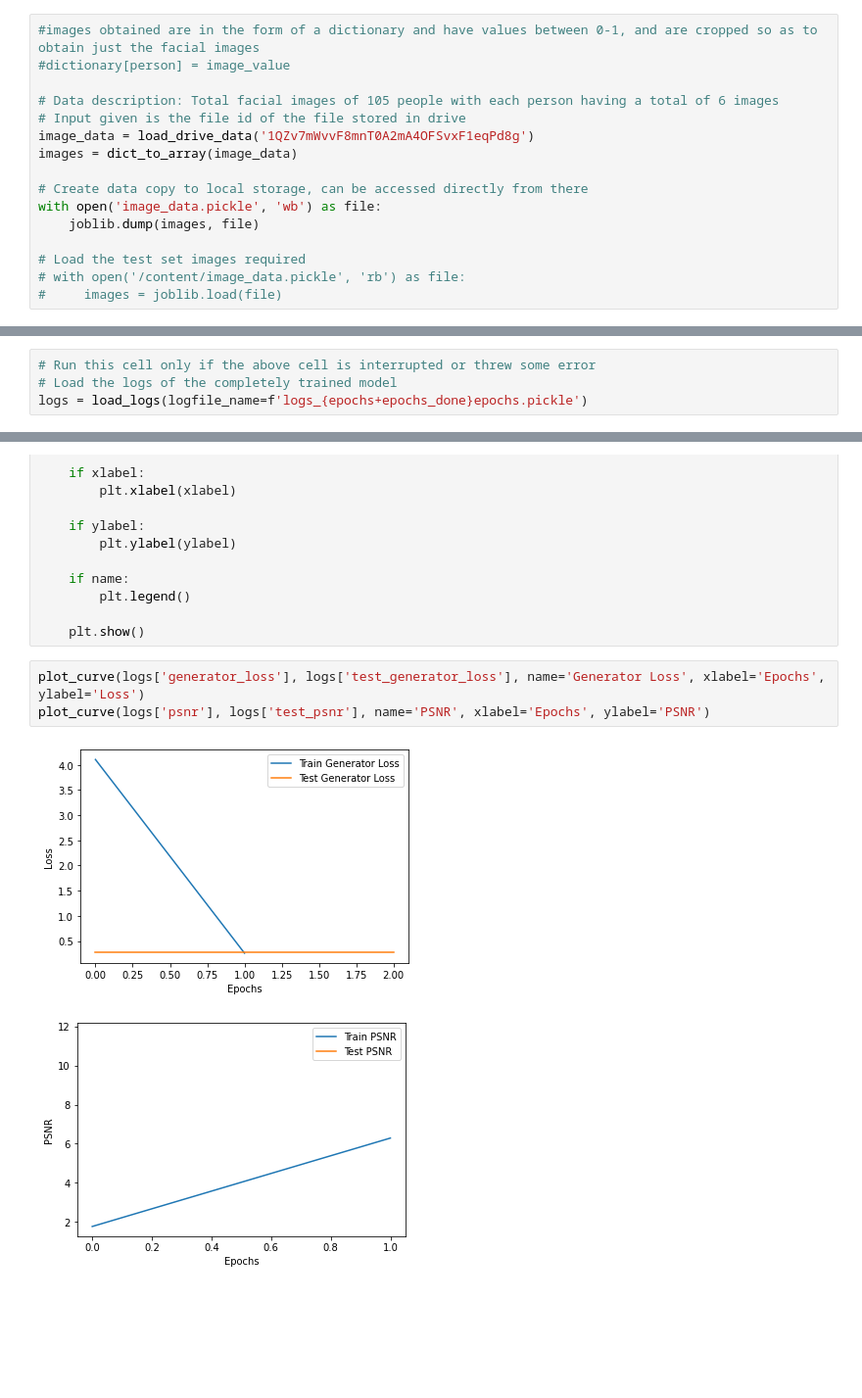
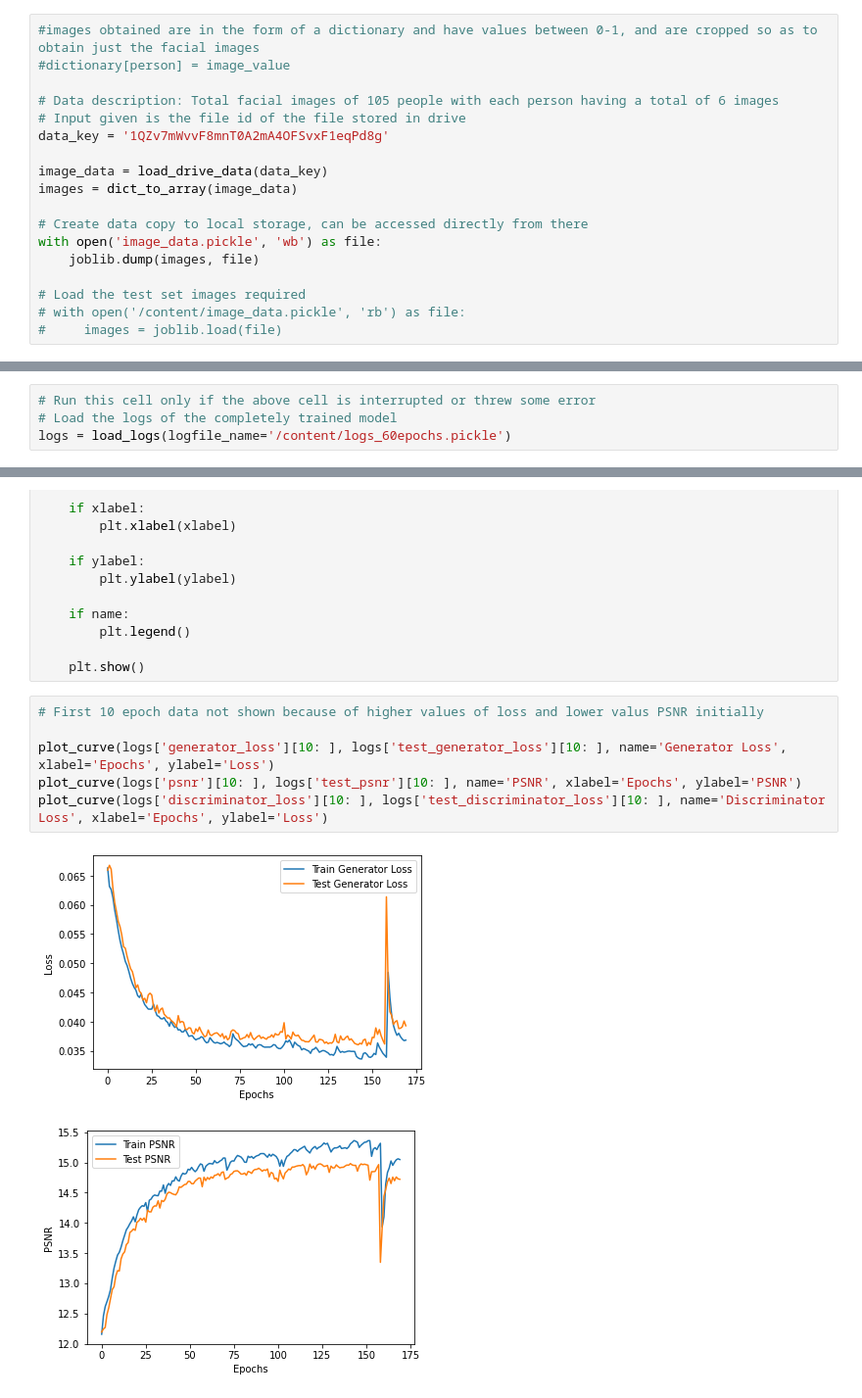
Before and after one commit to CoderSsVartak/Image-Reconstruction, a Jupyter notebook: image_reconstruction.ipynb, the cells around one changed output, grey strips where cells are left out. Shown at 98% size. Saved outputs shown, nothing was run; the diff lists cells and outputs as text; blank space fills up the shorter version.

Commit message:
180 epochs trained model v2

```diff
--- a/image_reconstruction.ipynb
+++ b/image_reconstruction.ipynb
@@ -87,7 +94,9 @@ def plot(images, figsize=(10, 10)):
 
 # Data description: Total facial images of 105 people with each person having a total of 6 images
 # Input given is the file id of the file stored in drive
-image_data = load_drive_data('1QZv7mWvvF8mnT0A2mA4OFSvxF1eqPd8g')
+data_key = '1QZv7mWvvF8mnT0A2mA4OFSvxF1eqPd8g'
+
+image_data = load_drive_data(data_key)
 images = dict_to_array(image_data)
 
 # Create data copy to local storage, can be accessed directly from there
@@ -608,5 +628,5 @@ Epoch 51/60
 # %%
 # Run this cell only if the above cell is interrupted or threw some error
 # Load the logs of the completely trained model
-logs = load_logs(logfile_name=f'logs_{epochs+epochs_done}epochs.pickle')
+logs = load_logs(logfile_name='/content/logs_60epochs.pickle')
 # %% [output]
@@ -667,8 +699,11 @@ def plot_curve(train_data=None, validation_data=None, name='', xlabel='', ylabel
 
     plt.show()
 # %%
-plot_curve(logs['generator_loss'], logs['test_generator_loss'], name='Generator Loss', xlabel='Epochs', ylabel='Loss')
-plot_curve(logs['psnr'], logs['test_psnr'], name='PSNR', xlabel='Epochs', ylabel='PSNR')
+# First 10 epoch data not shown because of higher values of loss and lower valus PSNR initially
+
+plot_curve(logs['generator_loss'][10: ], logs['test_generator_loss'][10: ], name='Generator Loss', xlabel='Epochs', ylabel='Loss')
+plot_curve(logs['psnr'][10: ], logs['test_psnr'][10: ], name='PSNR', xlabel='Epochs', ylabel='PSNR')
+plot_curve(logs['discriminator_loss'][10: ], logs['test_discriminator_loss'][10: ], name='Discriminator Loss', xlabel='Epochs', ylabel='Loss')
 # %% [output]
-[figure, old version]
+[figure, new version]
-[figure, old version]
+[figure, new version]
```
Also changed, not shown: parts of 14 cells of this notebook.
